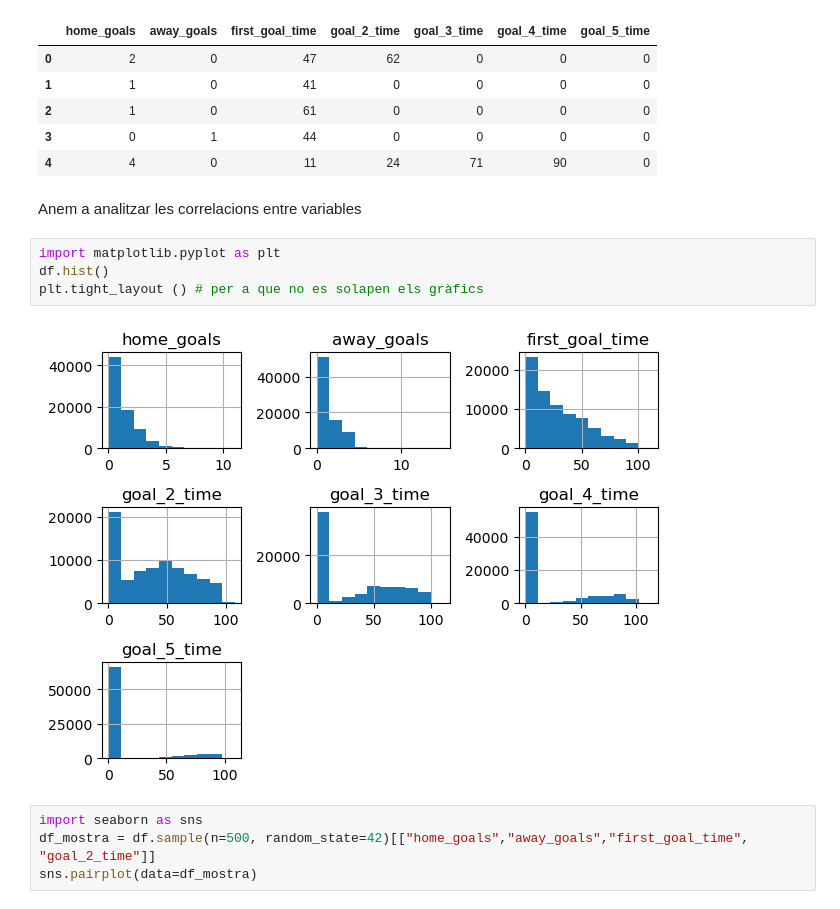
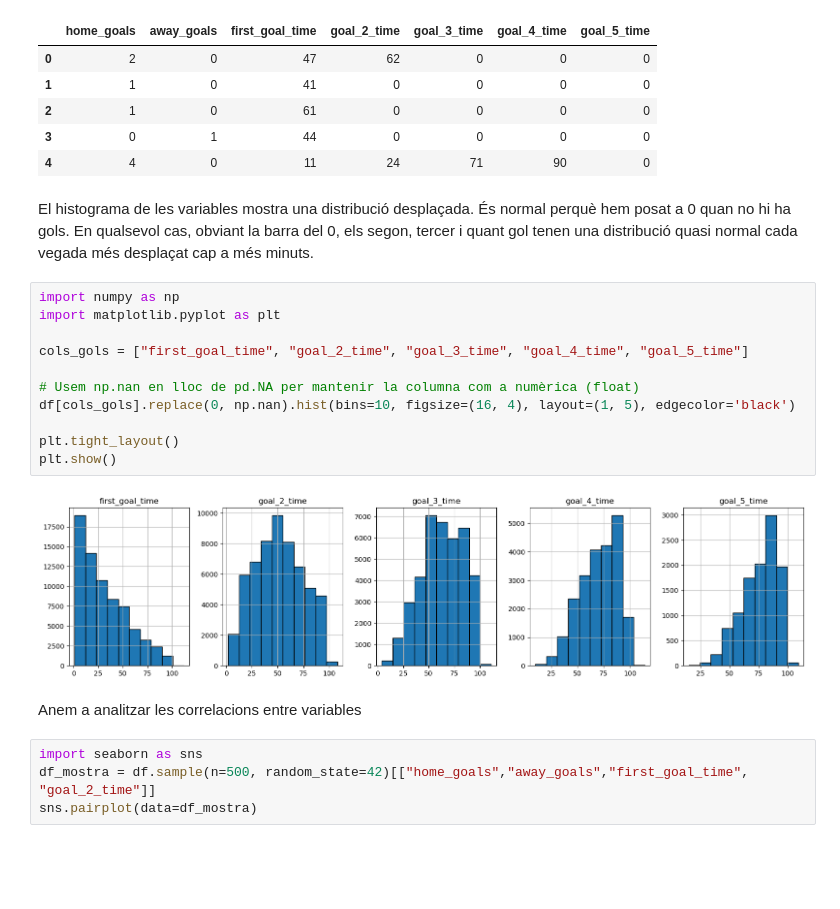
Before and after one commit to xxjcaxx/Disseny-i-avaluacio-de-models, a Jupyter notebook: exercicis/supervisats/regressió/football.ipynb, the cells around one changed output. Saved outputs shown, nothing was run; the diff lists cells and outputs as text; blank space fills up the shorter version.

```diff
--- a/exercicis/supervisats/regressió/football.ipynb
+++ b/exercicis/supervisats/regressió/football.ipynb
@@ -56,14 +69,23 @@ df.head()
 | 2 | 1 | 0 | 61 | 0 | 0 | 0 | 0 |
 | 3 | 0 | 1 | 44 | 0 | 0 | 0 | 0 |
 | 4 | 4 | 0 | 11 | 24 | 71 | 90 | 0 |
-# %% [markdown]
-Anem a analitzar les correlacions entre variables
+# %% [markdown]
+El histograma de les variables mostra una distribució desplaçada. És normal perquè hem posat a 0 quan no hi ha gols. En qualsevol cas, obviant la barra del 0, els segon, tercer i quant gol tenen una distribució quasi normal cada vegada més desplaçat cap a més minuts.
 # %%
+import numpy as np
 import matplotlib.pyplot as plt
-df.hist()
-plt.tight_layout () # per a que no es solapen els gràfics
+
+cols_gols = ["first_goal_time", "goal_2_time", "goal_3_time", "goal_4_time", "goal_5_time"]
+
+# Usem np.nan en lloc de pd.NA per mantenir la columna com a numèrica (float)
+df[cols_gols].replace(0, np.nan).hist(bins=10, figsize=(16, 4), layout=(1, 5), edgecolor='black')
+
+plt.tight_layout()
+plt.show()
 # %% [output]
-[figure, old version]
+[figure, new version]
+# %% [markdown]
+Anem a analitzar les correlacions entre variables
 # %%
 import seaborn as sns
 df_mostra = df.sample(n=500, random_state=42)[["home_goals","away_goals","first_goal_time", "goal_2_time"]]
```
Also changed, not shown: parts of 21 cells of this notebook, 9 other files.
